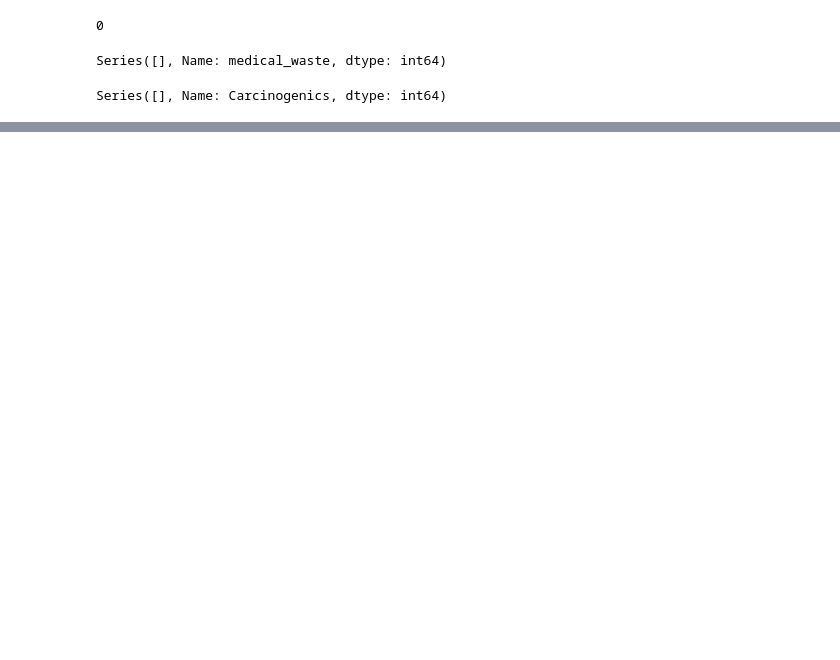
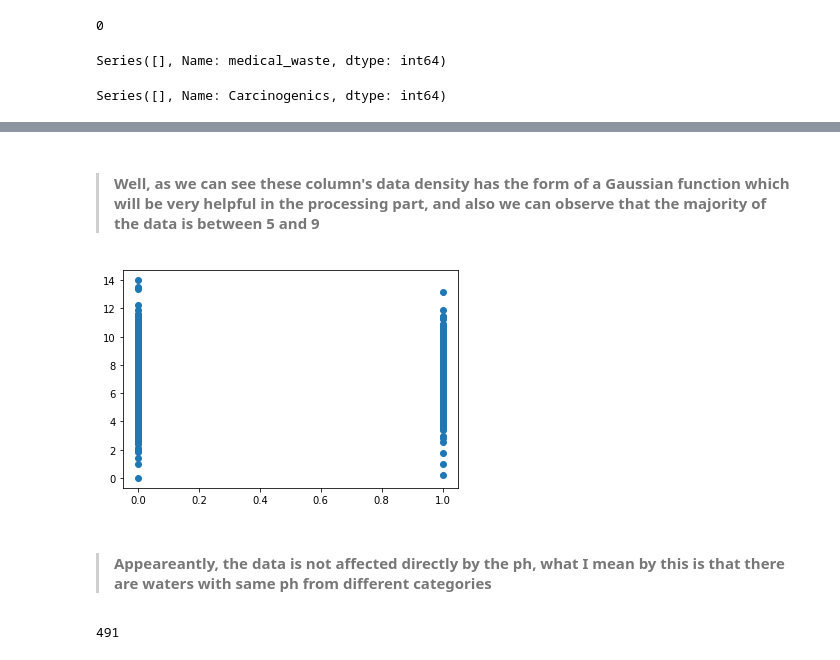
Before and after one commit to pyramixofficial/My-personal-projects, a Jupyter notebook: Exam/Untitled.ipynb, the cells around one changed output, grey strips where cells are left out. Cells and saved outputs as stored; diff of their text form; code cells hidden in the pictures; blank space fills up the shorter version.

```diff
--- a/Exam/Untitled.ipynb
+++ b/Exam/Untitled.ipynb
@@ -60,0 +121,14 @@ Series([], Name: Carcinogenics, dtype: int64)
+# %% [markdown]
+>#### Well, as we can see these column's data density has the form of a Gaussian function which will be very helpful in the processing part, and also we can observe that the majority of the data is between 5 and 9
+# %%
+import matplotlib.pyplot as plt
+plt.scatter(data['Potability'], data['ph'])
+plt.show()
+# %% [output]
+[figure, added]
+# %% [markdown]
+>#### Appeareantly, the data is not affected directly by the ph, what I mean by this is that there are waters with same ph from different categories
+# %%
+data['ph'].isnull().sum()
+# %% [output]
+491
```
Also changed, not shown: parts of 14 cells of this notebook, 1 other file.
